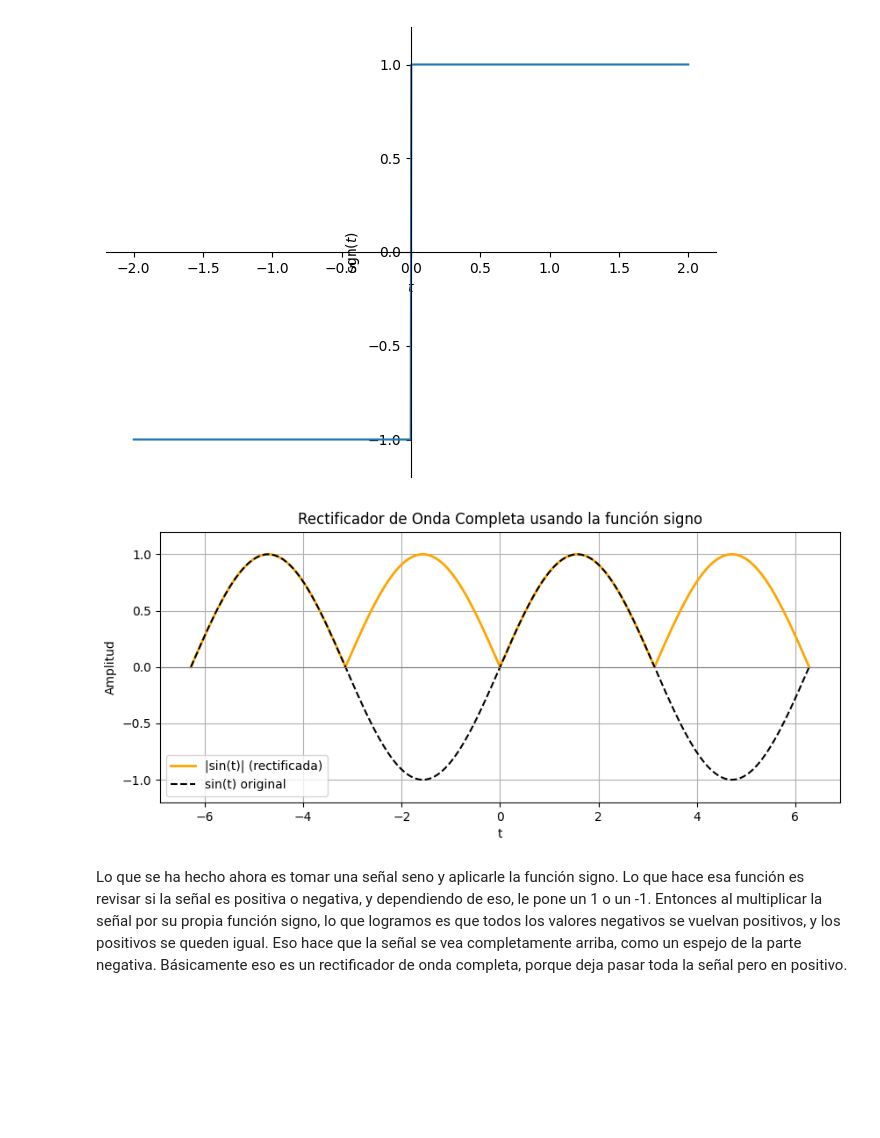
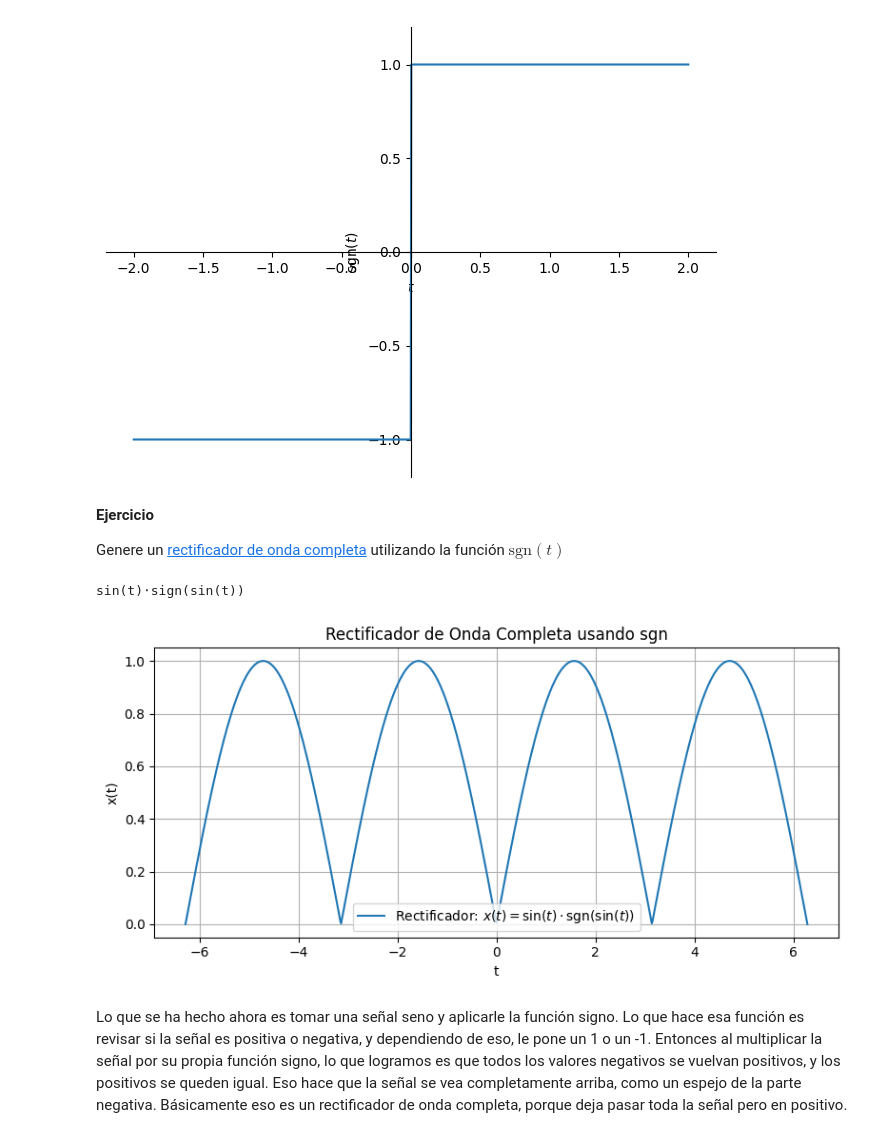
Before and after one commit to RafaelTorresCH/senalesysistemas_, a Jupyter notebook: 1_IntroduccionSyS/2_Señales_estandar.ipynb, the cells around one changed output. Cells and saved outputs as stored; diff of their text form; code cells hidden in the pictures; blank space fills up the shorter version.

```diff
--- a/1_IntroduccionSyS/2_Señales_estandar.ipynb
+++ b/1_IntroduccionSyS/2_Señales_estandar.ipynb
@@ -321,42 +326,47 @@ $\displaystyle \operatorname{sign}{\left(t \right)}$
 sym.plot(sgn, (t, -2, 2), ylim=[-1.2, 1.2], ylabel=r'sgn$(t)$');
 # %% [output]
 [figure]
+# %% [markdown]
+**Ejercicio**
+
+Genere un [rectificador de onda completa](https://en.wikipedia.org/wiki/Rectifier#Full-wave_rectification) utilizando la función $\text{sgn}(t)$
 # %%
 import sympy as sym
 import numpy as np
 import matplotlib.pyplot as plt
 
 # Variable simbólica
-t = sym.symbols('t')
+t = sym.Symbol('t', real=True)
 
-# Señal original y rectificada
-sin_t = sym.sin(t)
-sgn = sym.sign(sin_t)
-rectificada = sin_t * sgn  # Esto da |sin(t)|
+# Definición de señal seno
+f = sym.sin(t)
 
-# Convertir a funciones numéricas
-sin_t_func = sym.lambdify(t, sin_t, 'numpy')
-rectificada_func = sym.lambdify(t, rectificada, 'numpy')
+# Rectificador de onda completa usando sgn
+x_rect = f * sgn
 
-# Valores para graficar
+# Mostrar la forma simbólica
+sym.pprint(x_rect, use_unicode=True)
+
+# Convertir la expresión simbólica en función numérica
+x_func = sym.lambdify(t, x_rect, modules=['numpy'])
+
+# Eje de tiempo
 t_vals = np.linspace(-2 * np.pi, 2 * np.pi, 1000)
-original_vals = sin_t_func(t_vals)
-rect_vals = rectificada_func(t_vals)
+x_vals = x_func(t_vals)
 
 # Graficar
-plt.figure(figsize=(10, 4))
-plt.plot(t_vals, rect_vals, label='|sin(t)| (rectificada)', color='orange', linewidth=2)
-plt.plot(t_vals, original_vals, 'k--', label='sin(t) original', linewidth=1.5)  # Línea punteada
-plt.title('Rectificador de Onda Completa usando la función signo')
+plt.figure(figsize=(8, 4))
+plt.plot(t_vals, x_vals, label=r'Rectificador: $x(t) = \sin(t) \cdot \mathrm{sgn}(\sin(t))$')
+plt.title('Rectificador de Onda Completa usando sgn')
 plt.xlabel('t')
-plt.ylabel('Amplitud')
+plt.ylabel('x(t)')
 plt.grid(True)
 plt.legend()
-plt.ylim(-1.2, 1.2)
-plt.axhline(0, color='gray', linewidth=0.8)
+plt.tight_layout()
 plt.show()
 # %% [output]
+sin(t)⋅sign(sin(t))
-[figure, old version]
+[figure, new version]
 # %% [markdown]
 Lo que se ha hecho ahora es tomar una señal seno y aplicarle la función signo. Lo que hace esa función es revisar si la señal es positiva o negativa, y dependiendo de eso, le pone un 1 o un -1. Entonces al multiplicar la señal por su propia función signo, lo que logramos es que todos los valores negativos se vuelvan positivos, y los positivos se queden igual. Eso hace que la señal se vea completamente arriba, como un espejo de la parte negativa. Básicamente eso es un rectificador de onda completa, porque deja pasar toda la señal pero en positivo.
 # %% [markdown]
```
Also changed, not shown: parts of 2 cells of this notebook.
